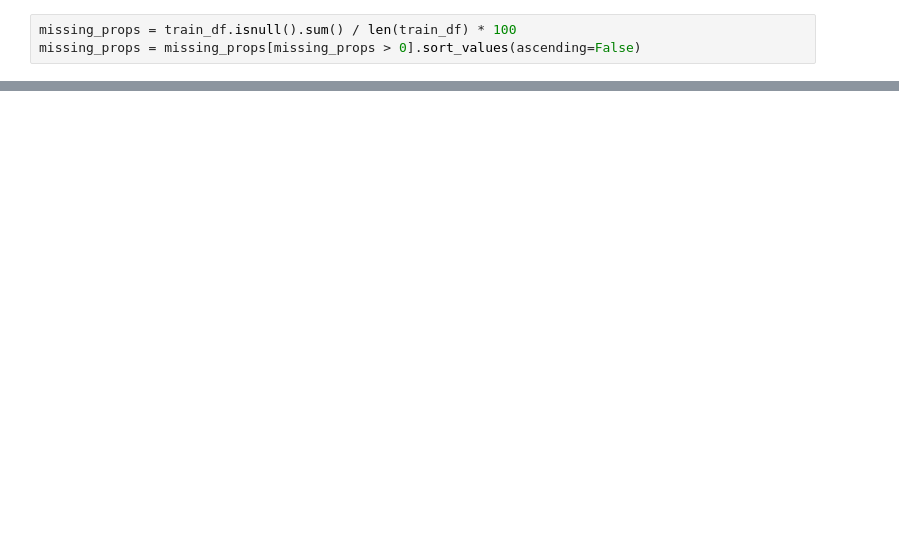
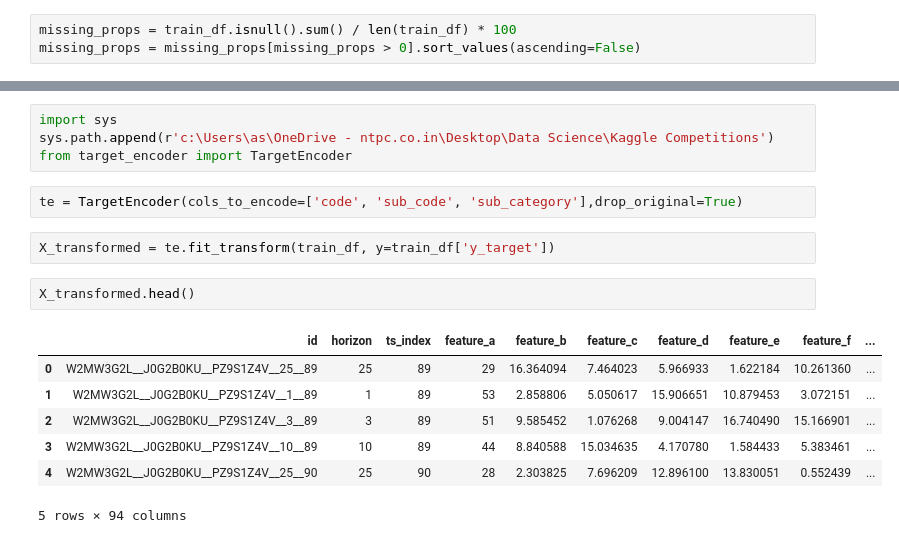
Before and after one commit to TheKnowingEye/Kaggle-Competitions, a Jupyter notebook: ts-forecasting/init.ipynb, the cells around one changed output, grey strips where cells are left out. Saved outputs shown, nothing was run; the diff lists cells and outputs as text; blank space fills up the shorter version.

```diff
--- a/ts-forecasting/init.ipynb
+++ b/ts-forecasting/init.ipynb
@@ -39,0 +222,18 @@ missing_props = missing_props[missing_props > 0].sort_values(ascending=False)
+# %%
+import sys
+sys.path.append(r'c:\Users\as\OneDrive - ntpc.co.in\Desktop\Data Science\Kaggle Competitions')
+from target_encoder import TargetEncoder
+# %%
+te = TargetEncoder(cols_to_encode=['code', 'sub_code', 'sub_category'],drop_original=True)
+# %%
+X_transformed = te.fit_transform(train_df, y=train_df['y_target'])
+# %%
+X_transformed.head()
+# %% [output]
+|  | id | horizon | ts_index | feature_a | feature_b | feature_c | feature_d | feature_e | feature_f | ... |
+| 0 | W2MW3G2L__J0G2B0KU__PZ9S1Z4V__25__89 | 25 | 89 | 29 | 16.364094 | 7.464023 | 5.966933 | 1.622184 | 10.261360 | ... |
+| 1 | W2MW3G2L__J0G2B0KU__PZ9S1Z4V__1__89 | 1 | 89 | 53 | 2.858806 | 5.050617 | 15.906651 | 10.879453 | 3.072151 | ... |
+| 2 | W2MW3G2L__J0G2B0KU__PZ9S1Z4V__3__89 | 3 | 89 | 51 | 9.585452 | 1.076268 | 9.004147 | 16.740490 | 15.166901 | ... |
+| 3 | W2MW3G2L__J0G2B0KU__PZ9S1Z4V__10__89 | 10 | 89 | 44 | 8.840588 | 15.034635 | 4.170780 | 1.584433 | 5.383461 | ... |
+| 4 | W2MW3G2L__J0G2B0KU__PZ9S1Z4V__25__90 | 25 | 90 | 28 | 2.303825 | 7.696209 | 12.896100 | 13.830051 | 0.552439 | ... |
+5 rows × 94 columns
```
Also changed, not shown: parts of 23 cells of this notebook.
